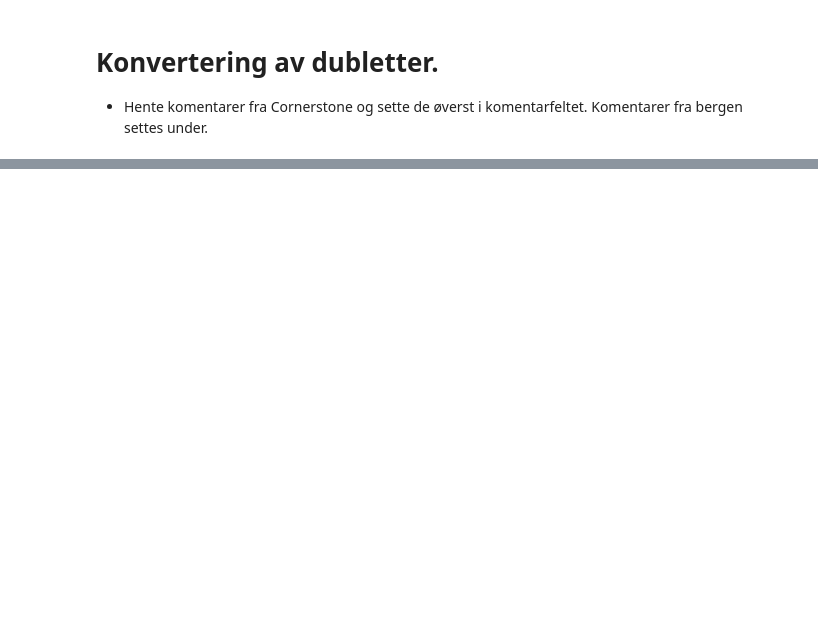
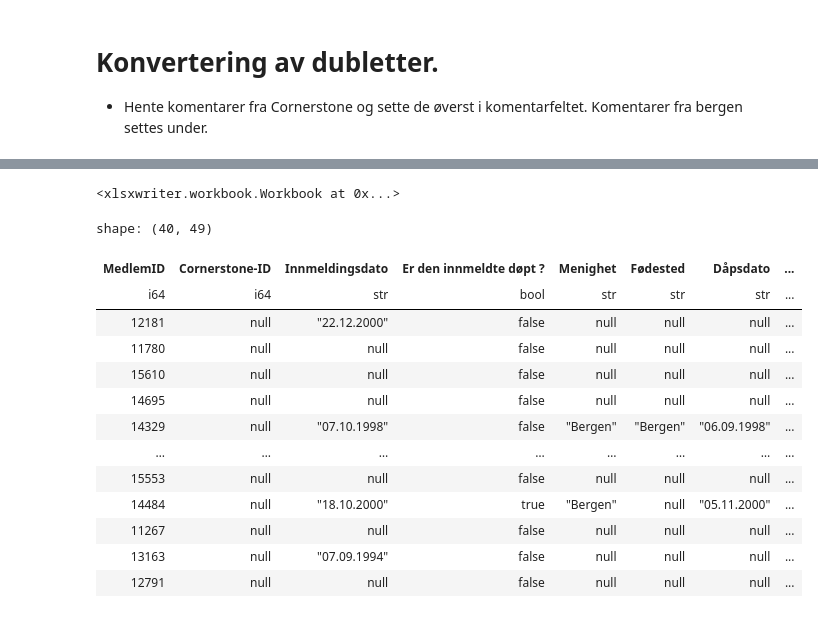
Before and after one commit to craftsmandigital/Bergens-konvertering, a Jupyter notebook: konvertering.ipynb, the cells around one changed output, grey strips where cells are left out. Saved outputs shown, nothing was run; the diff lists cells and outputs as text; code cells hidden in the pictures; blank space fills up the shorter version.

```diff
--- a/konvertering.ipynb
+++ b/konvertering.ipynb
@@ -435,0 +424,26 @@ shape: (63, 67)
+# %%
+expr :pl.expr = (pl.col("Kategori").fill_null("N/A").str.starts_with("M"))
+# %%
+df_konvertering_bergens_medlemmer = df_konverterings_tabell_bare_dubletter.filter(expr) # Husk a sette `filter(pl.col("Menighet") == "BERGEN")` i steg 7
+df_konvertering_bergens_medlemmer.write_excel("konvertering_dubletter_bergen.xlsx")
+# %% [output]
+<xlsxwriter.workbook.Workbook at 0x...>
+# %%
+df_konvertering_oslo_medlemmer_og_ikke_medlemmer = df_konverterings_tabell_bare_dubletter.filter(~expr) # Husk a sette `filter(pl.col("Menighet") == "OSLO")` i steg 7
+df_konvertering_oslo_medlemmer_og_ikke_medlemmer.write_excel("konvertering_dubletter_oslo.xlsx")
+df_konvertering_oslo_medlemmer_og_ikke_medlemmer
+# %% [output]
+shape: (40, 49)
+| MedlemID | Cornerstone-ID | Innmeldingsdato | Er den innmeldte døpt ? | Menighet | Fødested | Dåpsdato | ... |
+| i64 | i64 | str | bool | str | str | str | ... |
+| 12181 | null | "22.12.2000" | false | null | null | null | ... |
+| 11780 | null | null | false | null | null | null | ... |
+| 15610 | null | null | false | null | null | null | ... |
+| 14695 | null | null | false | null | null | null | ... |
+| 14329 | null | "07.10.1998" | false | "Bergen" | "Bergen" | "06.09.1998" | ... |
+| … | … | … | … | … | … | … | ... |
+| 15553 | null | null | false | null | null | null | ... |
+| 14484 | null | "18.10.2000" | true | "Bergen" | null | "05.11.2000" | ... |
+| 11267 | null | null | false | null | null | null | ... |
+| 13163 | null | "07.09.1994" | false | null | null | null | ... |
+| 12791 | null | null | false | null | null | null | ... |
```
Also changed, not shown: parts of 3 cells of this notebook.
